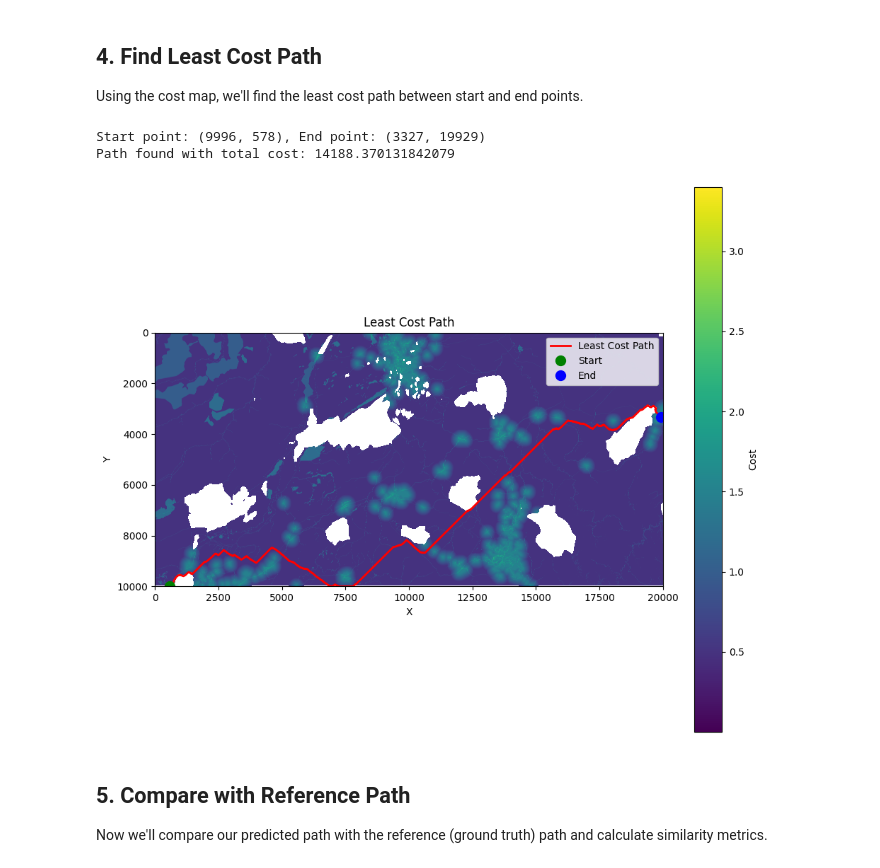
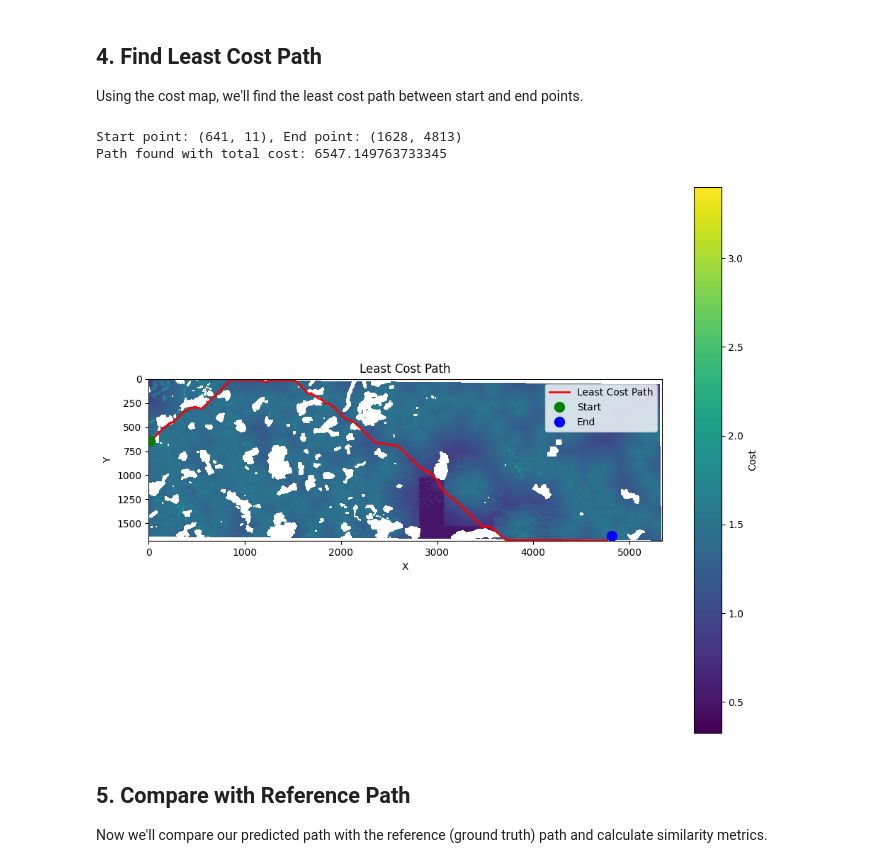
Before and after one commit to MariaKondr/ga_test, a Jupyter notebook: analysis.ipynb, the cells around one changed output. Cells and saved outputs as stored; diff of their text form; code cells hidden in the pictures.

```diff
--- a/analysis.ipynb
+++ b/analysis.ipynb
@@ -35,7 +35,7 @@ from pipefit.path_evaluator import PathEvaluator
 First, we'll load a dataset containing raster factors and reference path.
 # %%
 # Set the path to your dataset folder
-dataset_path = "datasets/vankor_1k_1k_pixel"#"datasets/roi1_600k_300k_meters"
+dataset_path = 'datasets/roi1_600k_300k_meters'#'datasets/interest_area_500scale'#"datasets/roi1_600k_300k_meters"#"datasets/vankor_1k_1k_pixel"#"datasets/roi1_600k_300k_meters"
 
 # Define a factor mapping (optional)
 factor_mapping = {
@@ -131,8 +264,12 @@ Using the cost map, we'll find the least cost path between start and end points.
 # Option 1: Define using geographical coordinates
 
 
-start_x, start_y = 9187144, 7397263#8536880, 9502543  # Example coordinates (replace with actual coordinates)
-end_x, end_y = 9767670, 7597333 #8563026, 9496811 #8832995, 9632587     # Example coordinates (replace with actual coordinates) 8831023, 9630540
+# start_x, start_y = 9187144, 7397263#8536880, 9502543  # Example coordinates (replace with actual coordinates)
+# end_x, end_y = 9767670, 7597333 #8563026, 9496811 #8832995, 9632587     # Example coordinates (replace with actual coordinates) 8831023, 9630540
+
+
+start_x, start_y = 9167986, 7388294 # 8536880, 9502543 - для ванкора
+end_x, end_y = 11568914, 6894631 # 8563026, 9496811- для ванкора
 
 # # Convert to raster indices
 start_indices = data_loader.coordinates_to_indices(start_x, start_y)
@@ -151,36 +288,36 @@ print(f"Start point: {start_indices}, End point: {end_indices}")
 # Create path finder (no need to pass transform/crs at initialization)
 path_finder = LeastCostPathFinder(cost_map)
 
 # Get metadata for later use
 metadata = data_loader.get_common_metadata()
 
 # Find least cost path using A* algorithm (default)
 path_indices, path_cost = path_finder.find_path(
     start_indices,
     end_indices,
     method='astar',  # 'astar' or 'dijkstra'
     fully_connected=True  # Use 8-connected neighbors
 )
 print(f"Path found with total cost: {path_cost}")
 
 # Visualize path on cost map
 path_finder.visualize_path(path_indices, start_indices, end_indices)
 
 # Convert path to GeoDataFrame (pass transform and crs here)
 path_gdf = path_finder.path_to_geodataframe(
     path_indices,
     path_cost,
     transform=metadata['transform'],
     crs=metadata['crs']
 )
 
 # Save path (optional)
 path_output = os.path.join(dataset_path, 'results', 'least_cost_path.geojson')
 path_gdf.to_file(path_output)
 # %% [output]
-Start point: (9996, 578), End point: (3327, 19929)
-Path found with total cost: 14188.370131842079
+Start point: (641, 11), End point: (1628, 4813)
+Path found with total cost: 6547.149763733345
-[figure, old version]
+[figure, new version]
 # %% [markdown]
 ## 5. Compare with Reference Path
 
```
Also changed, not shown: parts of 38 cells of this notebook.
